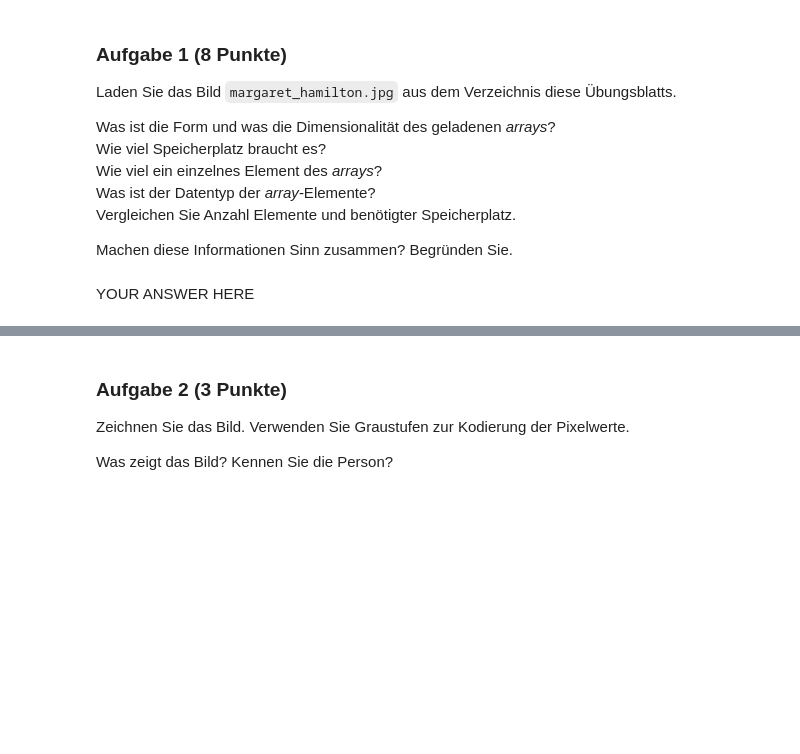
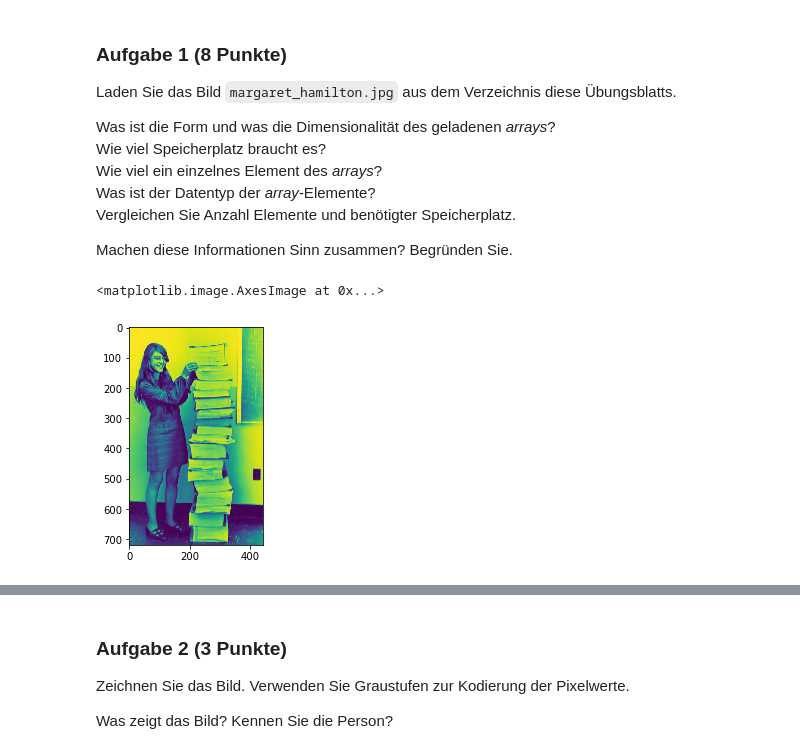
Before and after one commit to JuliaLauraMueller/dsp_hs2019, a Jupyter notebook: assignments/assignment07/exercise07.ipynb, the cells around one changed output, grey strips where cells are left out. Saved outputs shown, nothing was run; the diff lists cells and outputs as text; code cells hidden in the pictures; blank space fills up the shorter version.

```diff
--- a/assignments/assignment07/exercise07.ipynb
+++ b/assignments/assignment07/exercise07.ipynb
@@ -44,2 +35,0 @@ raise NotImplementedError()
-# %% [markdown]
-YOUR ANSWER HERE
@@ -45,0 +40,13 @@ YOUR ANSWER HERE
+# %%
+%matplotlib inline
+
+plt.style.use('seaborn-muted')
+
+#1
+#Bild laden
+image_example = plt.imread("margaret_hamilton.jpg", 0)
+#Output von Bild
+plt.imshow(image_example)
+# %% [output]
+<matplotlib.image.AxesImage at 0x...>
+[figure, added]
```
Also changed, not shown: parts of 16 cells of this notebook.
